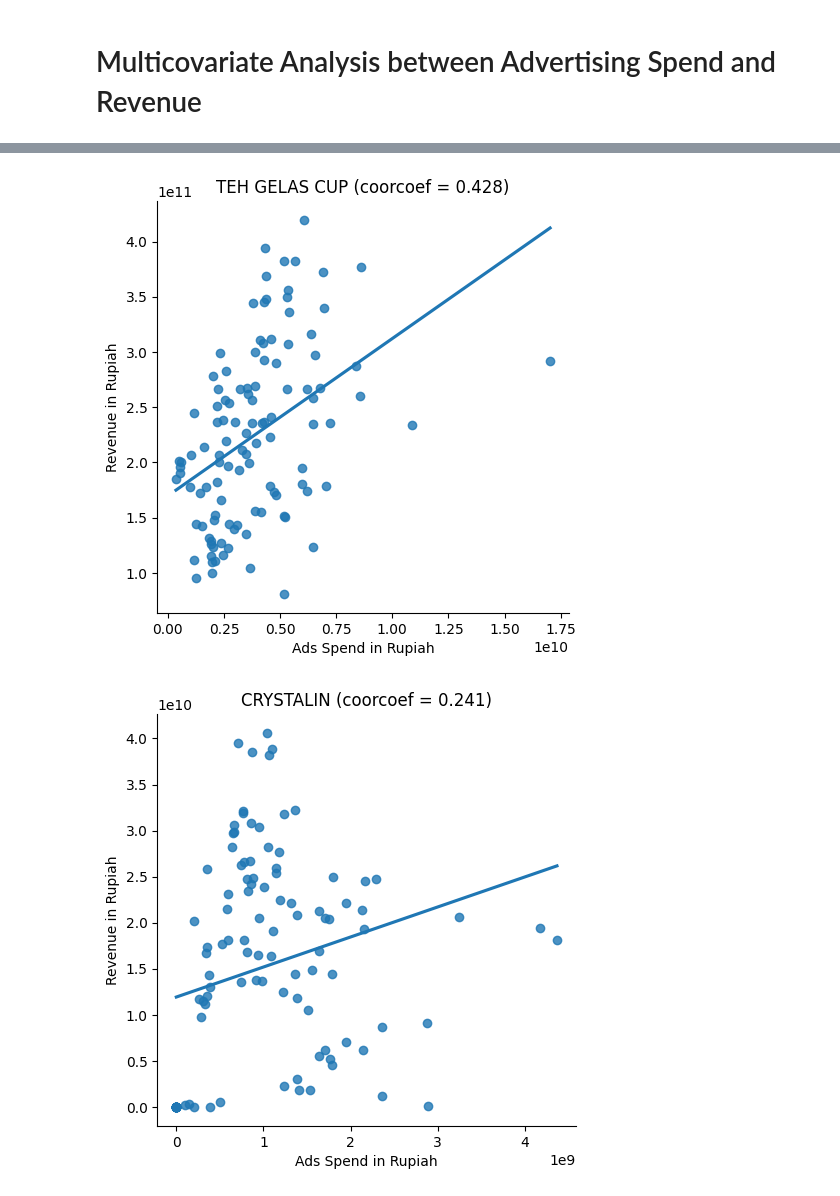
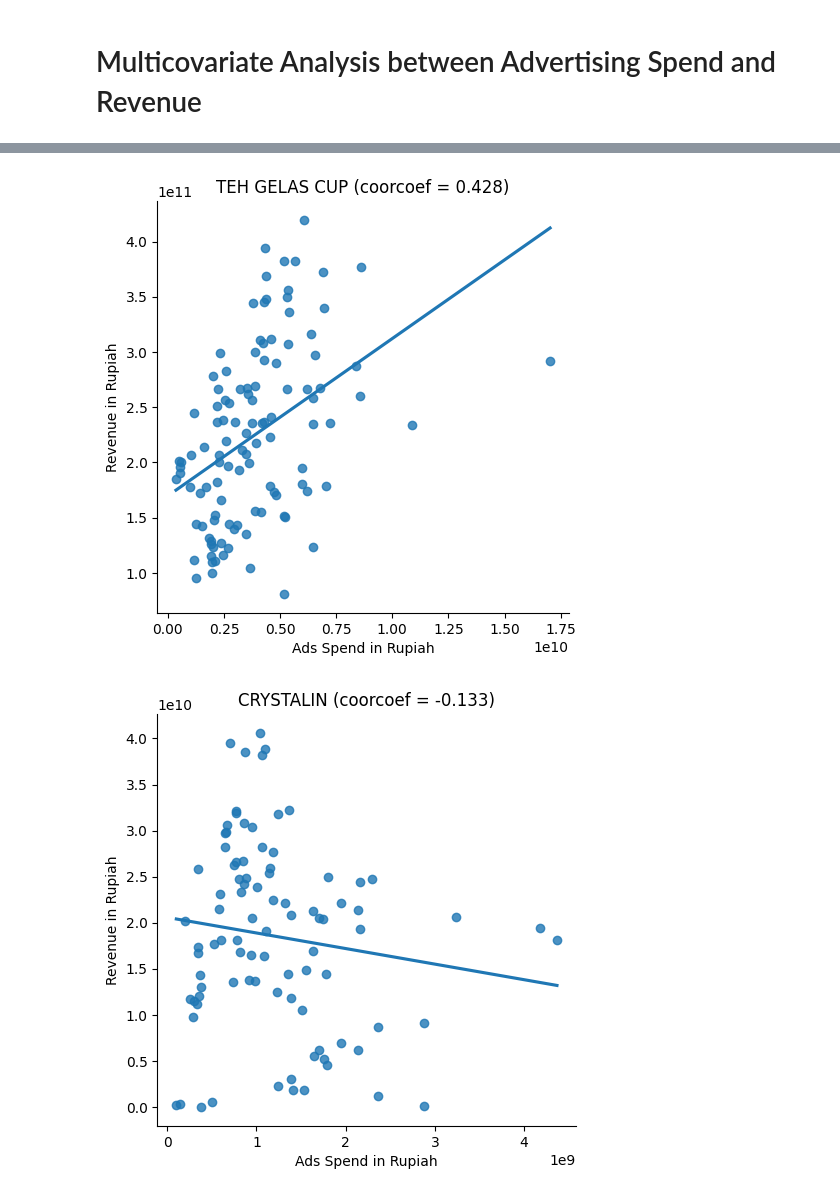
Before and after one commit to marcellinus-witarsah/revenue-forecasting, a Jupyter notebook: notebooks/20240703-revenue-prediction.ipynb, the cells around one changed output, grey strips where cells are left out. Drawn from its saved outputs; the diff is of its cells as text; code cells hidden in the pictures.

Commit message:
progress cleaning data for unit scale

```diff
--- a/notebooks/20240703-revenue-prediction.ipynb
+++ b/notebooks/20240703-revenue-prediction.ipynb
@@ -230,17 +230,17 @@ crystalin_df = experiment_df.copy()[experiment_df['KP']=='CRYSTALIN']
 # %%
 import seaborn as sns
 for kp in experiment_df['KP'].unique():
-
-    sns.lmplot(data=experiment_df[experiment_df['KP']==kp], x='Ads Spend in Rupiah', y='Revenue in Rupiah', ci=False)
+    filter_ = (experiment_df['KP']==kp) & (experiment_df['Revenue in Rupiah'] > 0)
+    sns.lmplot(data=experiment_df[filter_], x='Ads Spend in Rupiah', y='Revenue in Rupiah', ci=False)
     corrcoef = np.corrcoef(
-        experiment_df.loc[experiment_df['KP']==kp, 'Ads Spend in Rupiah'],
-        experiment_df.loc[experiment_df['KP']==kp, 'Revenue in Rupiah']
+        experiment_df.loc[filter_, 'Ads Spend in Rupiah'],
+        experiment_df.loc[filter_, 'Revenue in Rupiah']
     ).tolist()[1][0]
     plt.title('{} (coorcoef = {:.3f})'.format(kp, corrcoef))
     plt.show()
 # %% [output]
 [figure]
 [figure]
 [figure]
 [figure]
-[figure, old version]
+[figure, new version]
```
Also changed, not shown: 1 other file.
